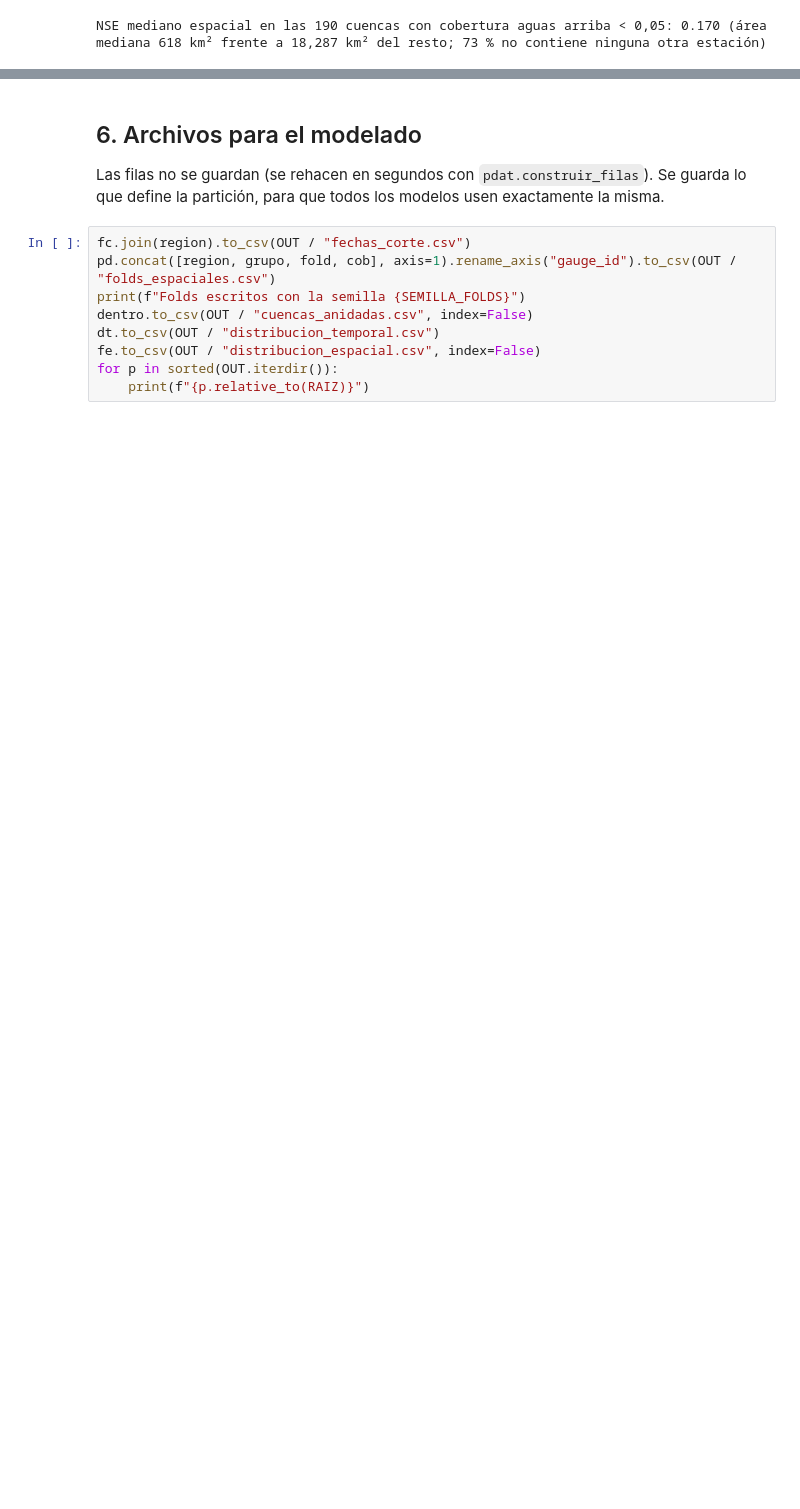
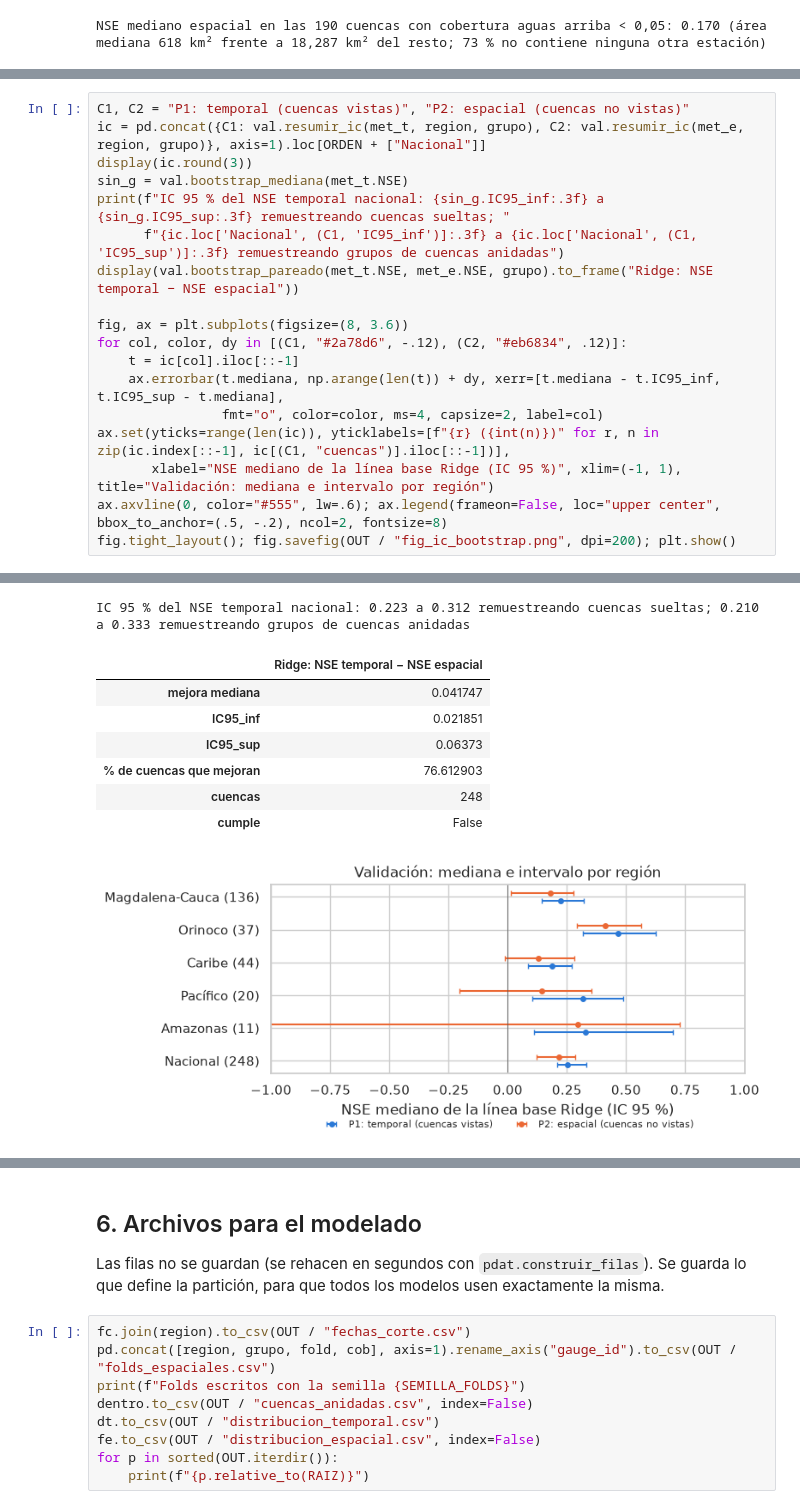
Before and after one commit to Sebastian-Rodrigueza/Proyecto-cienciadatos, a Jupyter notebook: notebooks/validacion_particion.ipynb, the cells around one changed output, grey strips where cells are left out. Cells and saved outputs as stored; diff of their text form; blank space fills up the shorter version.

```diff
--- a/notebooks/validacion_particion.ipynb
+++ b/notebooks/validacion_particion.ipynb
@@ -464,0 +587,19 @@ Dos cosas para el reporte de P6:
+# %%
+C1, C2 = "P1: temporal (cuencas vistas)", "P2: espacial (cuencas no vistas)"
+ic = pd.concat({C1: val.resumir_ic(met_t, region, grupo), C2: val.resumir_ic(met_e, region, grupo)}, axis=1).loc[ORDEN + ["Nacional"]]
+display(ic.round(3))
+sin_g = val.bootstrap_mediana(met_t.NSE)
+print(f"IC 95 % del NSE temporal nacional: {sin_g.IC95_inf:.3f} a {sin_g.IC95_sup:.3f} remuestreando cuencas sueltas; "
+      f"{ic.loc['Nacional', (C1, 'IC95_inf')]:.3f} a {ic.loc['Nacional', (C1, 'IC95_sup')]:.3f} remuestreando grupos de cuencas anidadas")
+display(val.bootstrap_pareado(met_t.NSE, met_e.NSE, grupo).to_frame("Ridge: NSE temporal − NSE espacial"))
+
+fig, ax = plt.subplots(figsize=(8, 3.6))
+for col, color, dy in [(C1, "#2a78d6", -.12), (C2, "#eb6834", .12)]:
+    t = ic[col].iloc[::-1]
+    ax.errorbar(t.mediana, np.arange(len(t)) + dy, xerr=[t.mediana - t.IC95_inf, t.IC95_sup - t.mediana],
+                fmt="o", color=color, ms=4, capsize=2, label=col)
+ax.set(yticks=range(len(ic)), yticklabels=[f"{r} ({int(n)})" for r, n in zip(ic.index[::-1], ic[(C1, "cuencas")].iloc[::-1])],
+       xlabel="NSE mediano de la línea base Ridge (IC 95 %)", xlim=(-1, 1), title="Validación: mediana e intervalo por región")
+ax.axvline(0, color="#555", lw=.6); ax.legend(frameon=False, loc="upper center", bbox_to_anchor=(.5, -.2), ncol=2, fontsize=8)
+fig.tight_layout(); fig.savefig(OUT / "fig_ic_bootstrap.png", dpi=200); plt.show()
+# %% [output]
@@ -464,0 +614,9 @@ Dos cosas para el reporte de P6:
+IC 95 % del NSE temporal nacional: 0.223 a 0.312 remuestreando cuencas sueltas; 0.210 a 0.333 remuestreando grupos de cuencas anidadas
+|  | Ridge: NSE temporal − NSE espacial |
+| mejora mediana | 0.041747 |
+| IC95_inf | 0.021851 |
+| IC95_sup | 0.06373 |
+| % de cuencas que mejoran | 76.612903 |
+| cuencas | 248 |
+| cumple | False |
+[figure, added]
```
Also changed, not shown: parts of 21 cells of this notebook, 6 other files.
